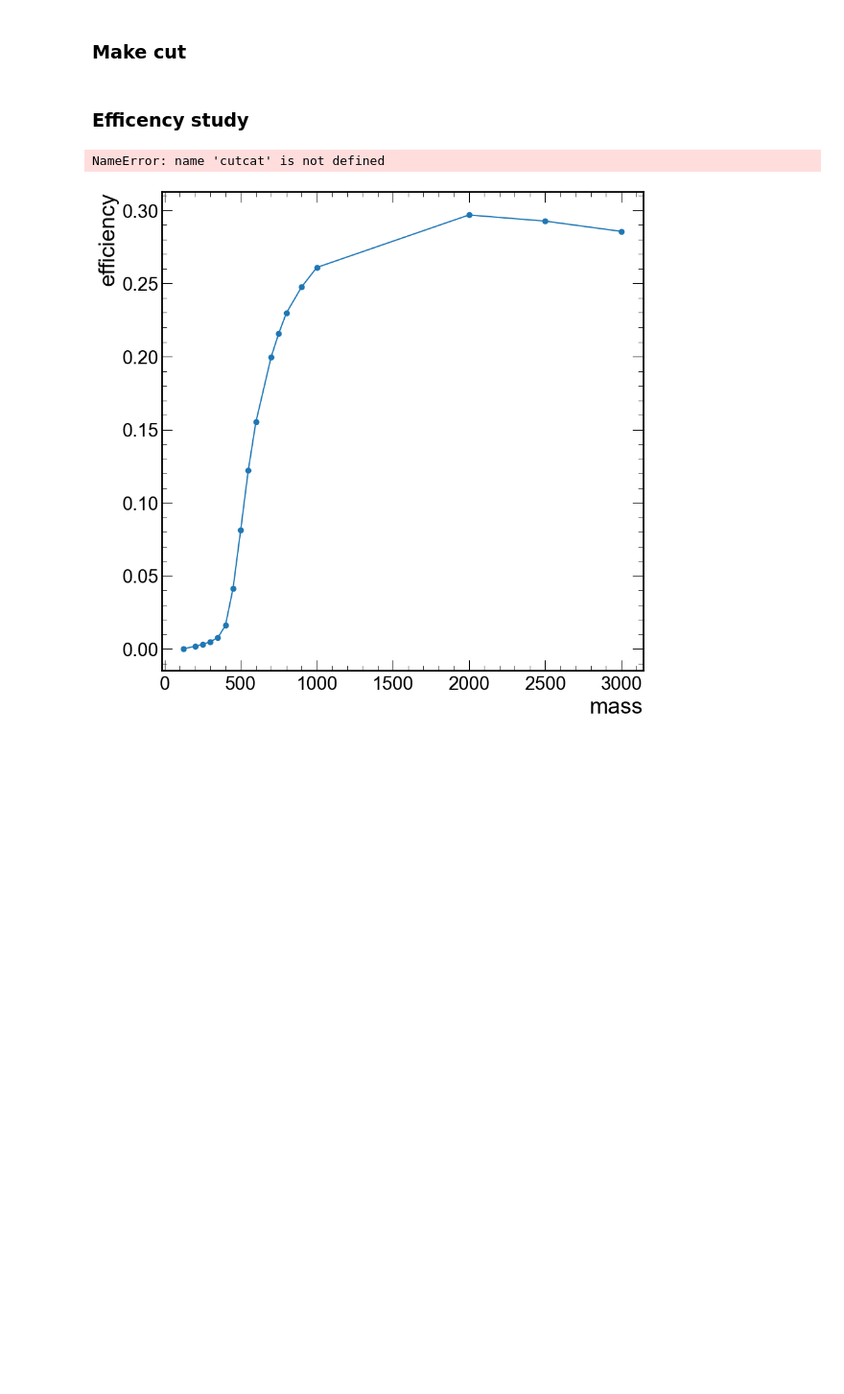
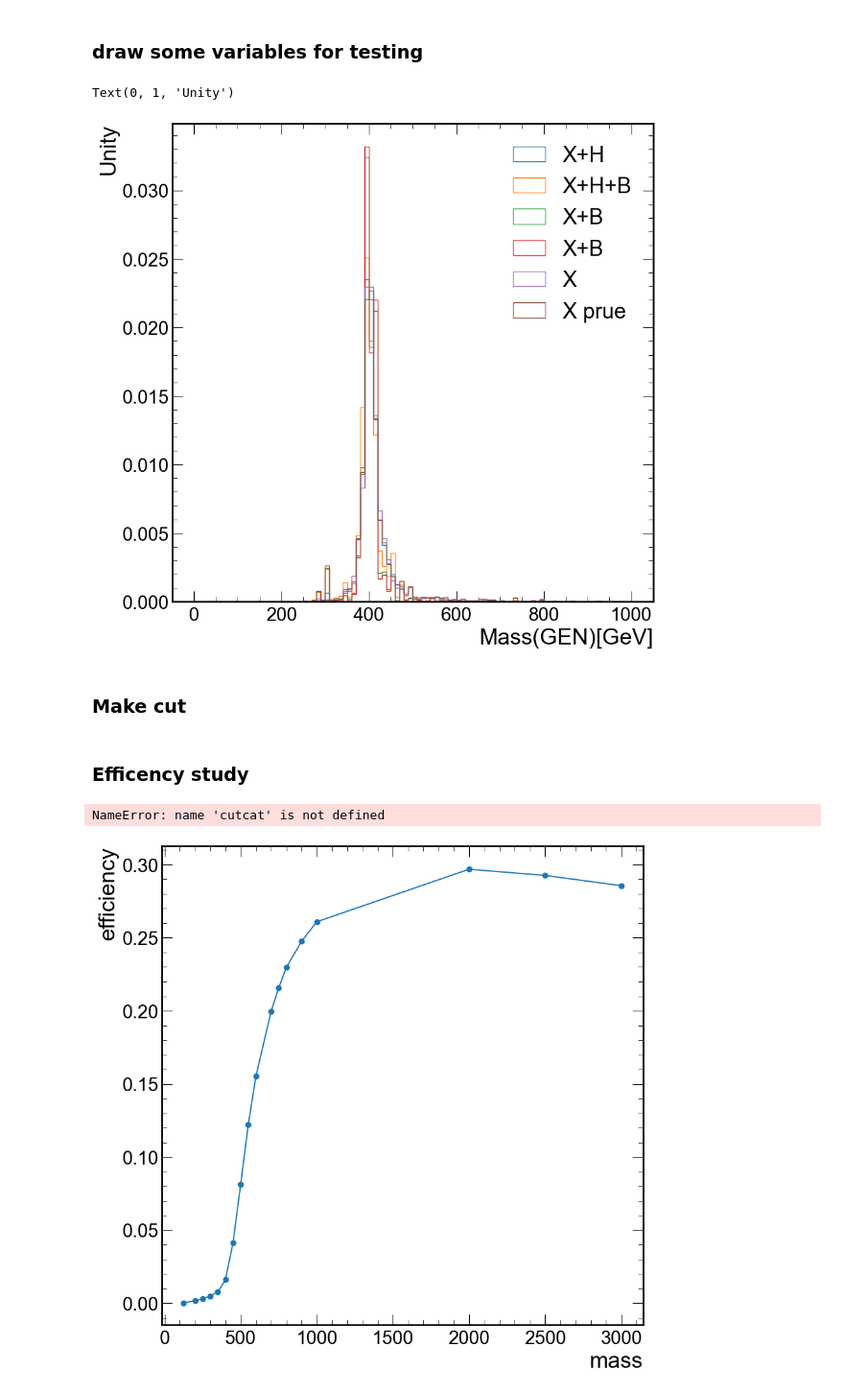
Before and after one commit to jialin-guo1/HZZAnalysis, a Jupyter notebook: papercomments/higgs_convener_comments.ipynb, the cells around one changed output. Shown at 96% size. Cells and saved outputs as stored; diff of their text form; code cells hidden in the pictures; blank space fills up the shorter version.

```diff
--- a/papercomments/higgs_convener_comments.ipynb
+++ b/papercomments/higgs_convener_comments.ipynb
@@ -23,8 +23,9 @@ sys.path.append("/cms/user/guojl/ME_test/CMSSW_10_6_26/src/HZZAnalysis/lib")
 from setting import setting
 # %%
 #config_path = "/cms/user/guojl/ME_test/CMSSW_10_6_26/src/HZZAnalysis/cards/config_UL_alphavalidate_110to135.yml"
+year = 2018
 import yaml
-config_path = "/cms/user/guojl/ME_test/CMSSW_10_6_26/src/HZZAnalysis/cards/config_UL16.yml"
+config_path = f"/cms/user/guojl/ME_test/CMSSW_10_6_26/src/HZZAnalysis/cards/config_UL{year}.yml"
 with open( config_path) as f:
     config = yaml.safe_load(f)
 # %%
@@ -80,8 +81,9 @@ year = '2018'
 #samples = ['DY_pt50To100','DY_pt100To250','DY_pt250To400','DY_pt400To650','DY_pt650ToInf','TTTo2L2Nu','WWTo2L2Nu','WZTo2Q2L','ZZTo2Q2L','WWTo1L1Nu2Q','tZq','ZZTo2L2Nu','WZTo1L1Nu2Q','ggh1000','ggh500','sig','ggh2000']
 #samples = ['DY_pt50To100','DY_pt100To250','DY_pt250To400','DY_pt400To650','DY_pt650ToInf','TTTo2L2Nu','WWTo2L2Nu','WZTo2Q2L','ZZTo2Q2L','tZq','ggh1000','sig']
 #samples = ['TTTo2L2Nu','tZq']
-samples = ['ggh125','ggh200','ggh250','ggh300','ggh350','ggh400','ggh450','ggh500','ggh550','ggh600','ggh700','ggh750','ggh800','ggh900','ggh1000','ggh2000','ggh2500','ggh3000',]
+#samples = ['ggh125','ggh200','ggh250','ggh300','ggh350','ggh400','ggh450','ggh500','ggh550','ggh600','ggh700','ggh750','ggh800','ggh900','ggh1000','ggh2000','ggh2500','ggh3000',]
 #samples = ['DY_pt50To100','DY_pt100To250','DY_pt250To400','DY_pt400To650','DY_pt650ToInf','ggh1000','ggh200','ggh300','ggh500']
+samples = ['ggh4l400']
 arr = {}
 sumweight = {}
 n_events = {}
@@ -97,0 +120,23 @@ for sample in samples:
+# %% [markdown]
+### draw some variables for testing
+# %%
+# plot arr[CPStoBW_GaH10_PropRewgt]
+sample = 'ggh4l400'
+min_x_bin = 0; max_x_bin = 1000; n_x_bin = 100
+arr[sample].p_Gen_CPStoBW_GaH10_PropRewgt
+#plt.hist(arr['ggh2000'].GEN_H1_mass, bins=100, range=(0,3000), histtype='step', label='ggh2000',weights=arr['ggh2000'].p_Gen_CPStoBW_GaH200_PropRewgt*arr['ggh2000'].p_Gen_GG_SIG_HM_kappa2TopBot_1_gh2z1_1_MCFM)
+plt.hist(arr[sample].GEN_H1_mass, bins=n_x_bin, range=(min_x_bin,max_x_bin), histtype='step', label='X+H',density=True,weights=arr[sample].p_Gen_CPStoBW_GaH10_PropRewgt*arr[sample].p_Gen_GG_SIG_H125_kappaTopBot_1_ghz1_1_HM_kappa2TopBot_1_gh2z1_i_MCFM)
+plt.hist(arr[sample].GEN_H1_mass, bins=n_x_bin, range=(min_x_bin,max_x_bin), histtype='step', label='X+H+B',density=True,weights=arr[sample].p_Gen_CPStoBW_GaH10_PropRewgt*arr[sample].p_Gen_GG_SIG_H125_kappaTopBot_1_ghz1_1_MCFM)
+plt.hist(arr[sample].GEN_H1_mass, bins=n_x_bin, range=(min_x_bin,max_x_bin), histtype='step', label='X+B',density=True,weights=arr[sample].p_Gen_CPStoBW_GaH10_PropRewgt*arr[sample].p_Gen_GG_BSI_HM_kappa2TopBot_1_gh2z1_1_MCFM)
+plt.hist(arr[sample].GEN_H1_mass, bins=n_x_bin, range=(min_x_bin,max_x_bin), histtype='step', label='X+B',density=True,weights=arr[sample].p_Gen_CPStoBW_GaH10_PropRewgt*arr[sample].p_Gen_GG_BKG_MCFM)
+plt.hist(arr[sample].GEN_H1_mass, bins=n_x_bin, range=(min_x_bin,max_x_bin), histtype='step', label='X',density=True,weights=arr[sample].p_Gen_CPStoBW_GaH10_PropRewgt)
+plt.hist(arr[sample].GEN_H1_mass, bins=n_x_bin, range=(min_x_bin,max_x_bin), histtype='step', label='X prue',density=True)
+plt.legend(loc='upper right',fontsize=25,fancybox=True,shadow=True)
+plt.xlabel('Mass(GEN)[GeV]')
+plt.ylabel('Unity')
+#add text to note mass X = 2000 GeV in the middle of the plot
+#plt.text(2500, 0.007, 'mX = 2000 GeV', fontsize=20)
+#plt.text(2500, 0.0064, r'$\Gamma(X)  = 100 GeV$', fontsize=20)
+# %% [output]
+Text(0, 1, 'Unity')
+[figure, added]
```
Also changed, not shown: parts of 4 cells of this notebook, 29 other files.
